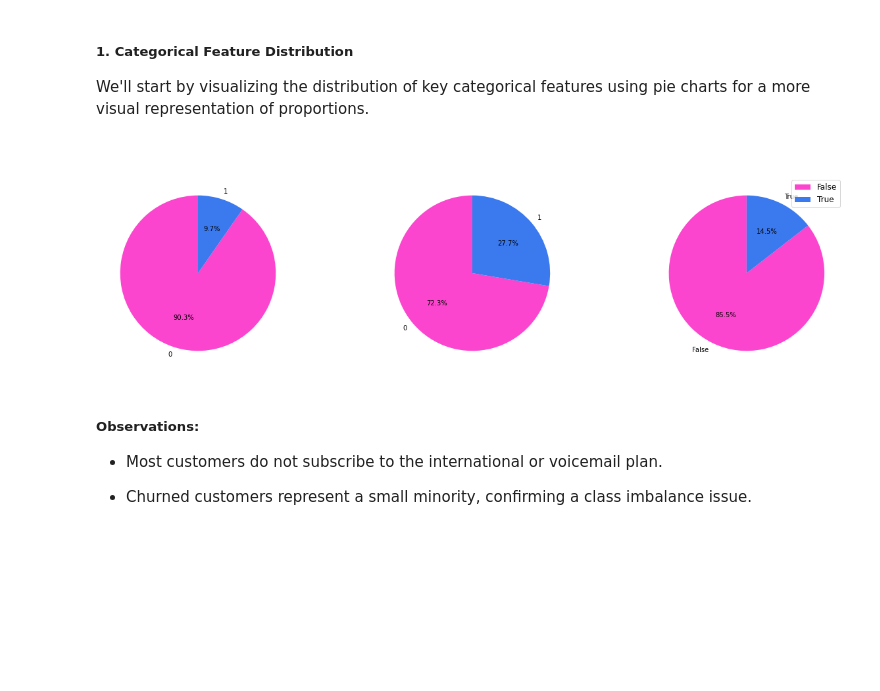
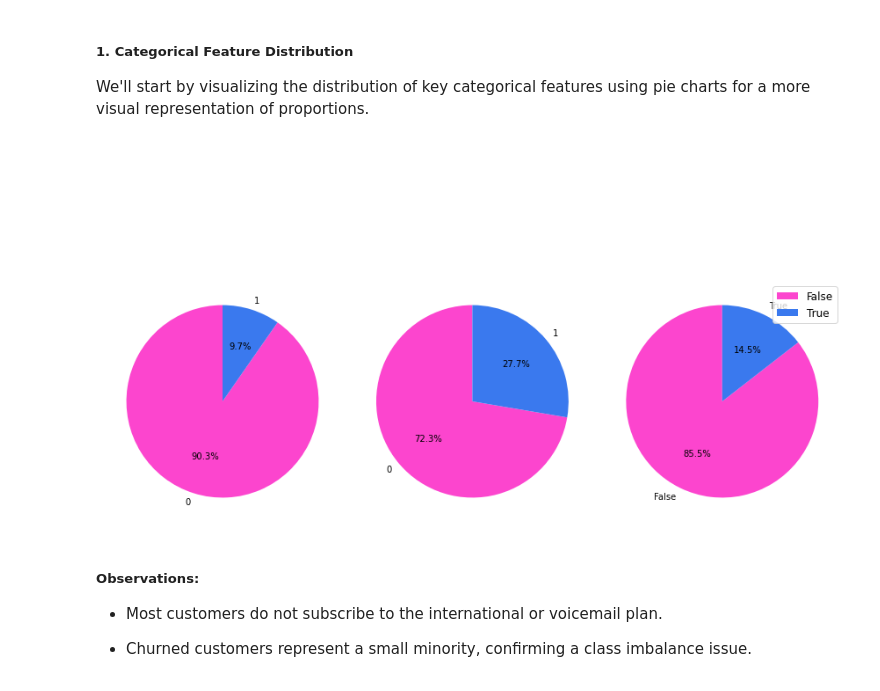
Before and after one commit to Shemnderitu/SyriaTel-Customer-Churn-Project, a Jupyter notebook: churn_prediction.ipynb, the cells around one changed output. Drawn from its saved outputs; the diff is of its cells as text; code cells hidden in the pictures; blank space fills up the shorter version.

```diff
--- a/churn_prediction.ipynb
+++ b/churn_prediction.ipynb
@@ -183,23 +165,24 @@ df["state"] = le.fit_transform(df["state"])
 
 We'll start by visualizing the distribution of key categorical features using pie charts for a more visual representation of proportions.
 # %%
+#Plotting the distribution of categorical features
 cat_features = ['international plan', 'voice mail plan', 'churn']
 
-fig, axes = plt.subplots(1, 3, figsize=(18, 5))
+fig, axes = plt.subplots(1, 3, figsize=(12, 8))
 
 for i, col in enumerate(cat_features):
     proportions = df[col].value_counts(normalize=True)
     labels = proportions.index.map(str)
     axes[i].pie(proportions, labels=labels, autopct='%1.1f%%', startangle=90, colors = ["#fc45ce","#3a79ee"])
     axes[i].set_title(f'{col.title()} Distribution', fontsize=14, fontweight='bold', color='white')
 
 plt.legend(loc= 'upper right', fontsize=12)
 plt.suptitle('Categorical Feature Distribution', fontsize=16, fontweight='bold', color='white')
 plt.subplots_adjust(top=0.85)
 plt.tight_layout()
 plt.show()
 # %% [output]
-[figure, old version]
+[figure, new version]
 # %% [markdown]
 ##### Observations:
 - Most customers do not subscribe to the international or voicemail plan.
```
Also changed, not shown: parts of 23 cells of this notebook.
